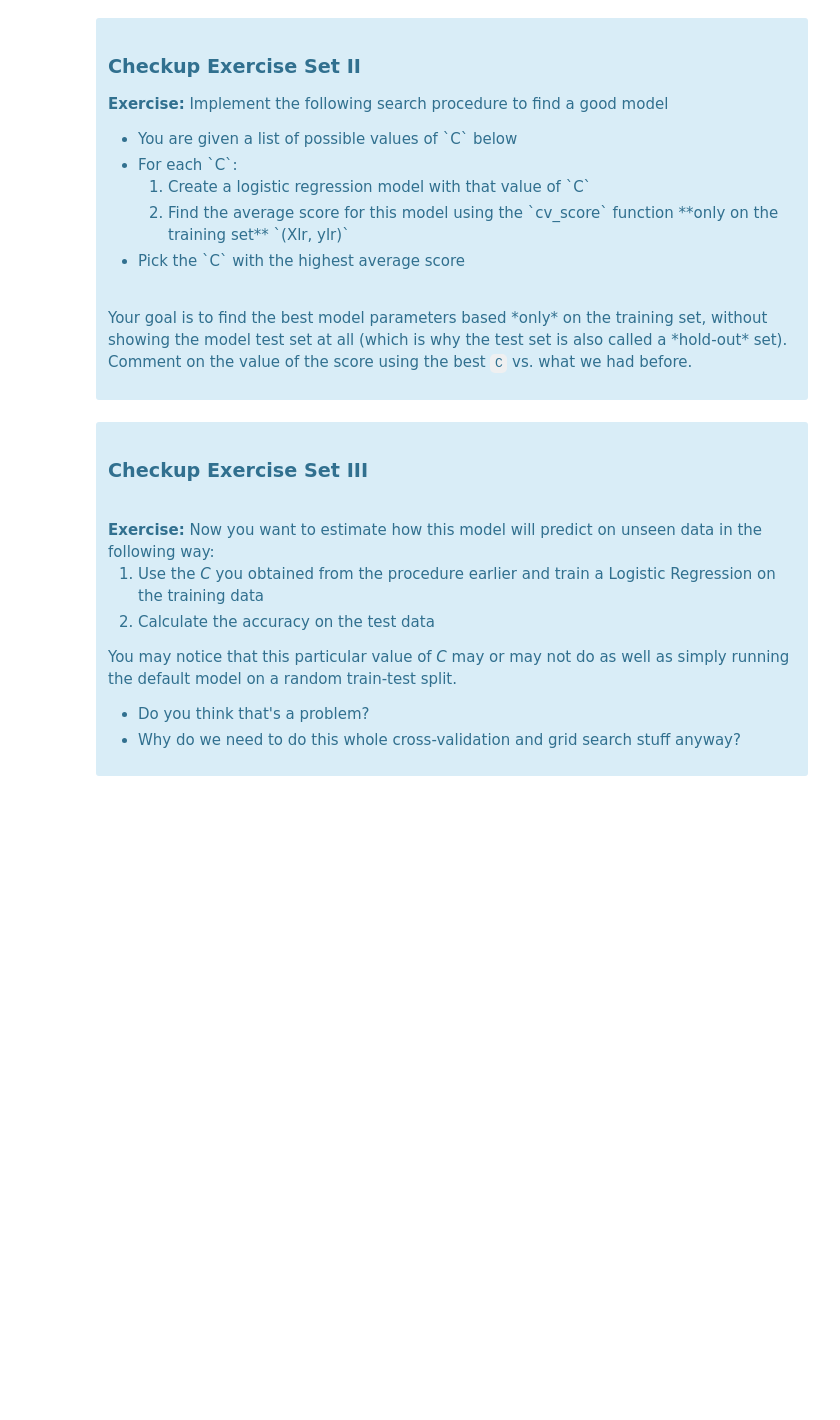
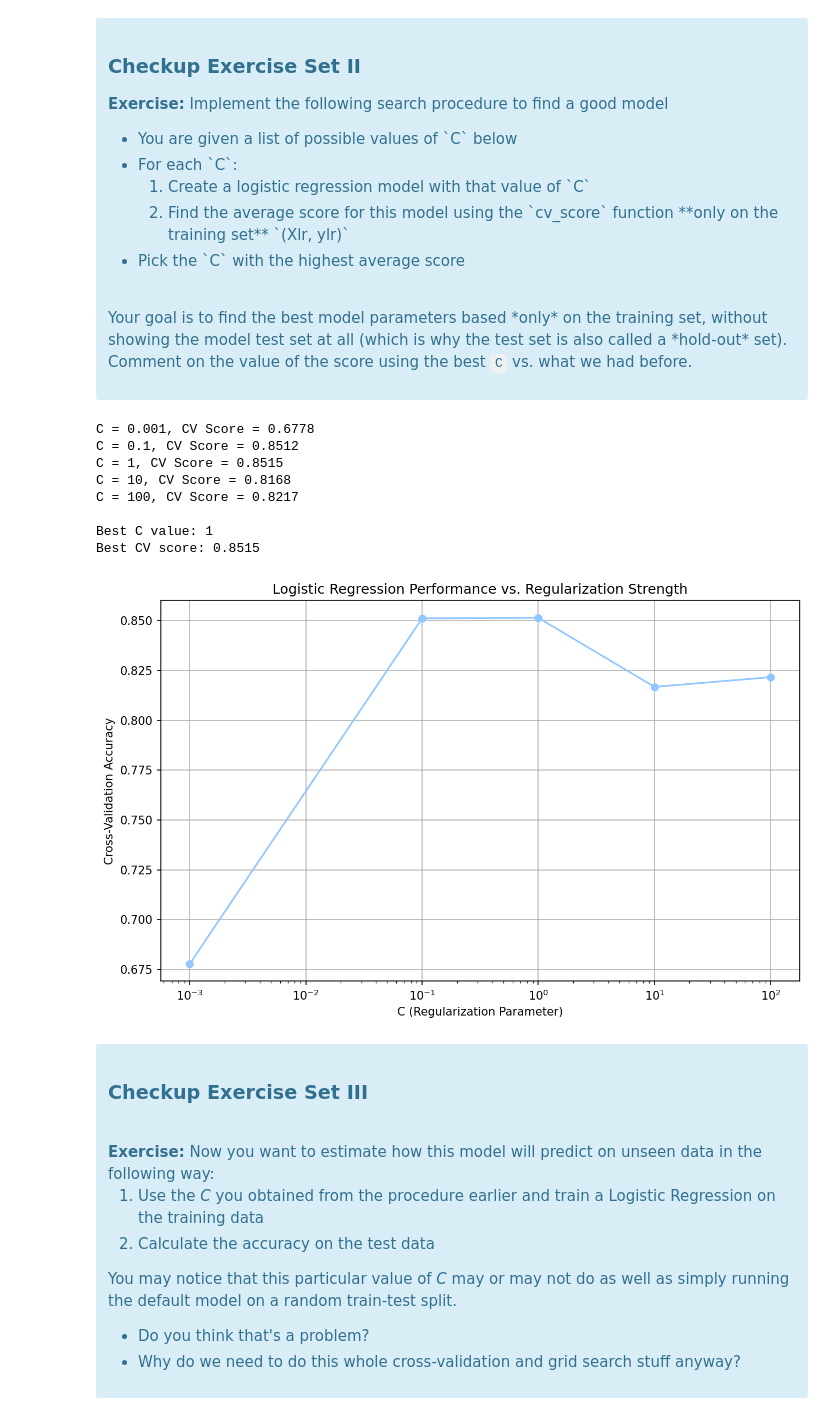
Before and after one commit to npandey472/CaseStudyLogisticRegression, a Jupyter notebook: 1661267173_Logistic_Regression_Advanced_Case_Study_-LU-_8_23/Logistic Regression Advanced Case Study -LU- 8_23/Logistic Regression Advanced Case Study.ipynb, the cells around one changed output. Cells and saved outputs as stored; diff of their text form; code cells hidden in the pictures; blank space fills up the shorter version.

Commit message:
Adding project files for Logistic Regression Unit 25.2

```diff
--- a/1661267173_Logistic_Regression_Advanced_Case_Study_-LU-_8_23/Logistic Regression Advanced Case Study -LU- 8_23/Logistic Regression Advanced Case Study.ipynb
+++ b/1661267173_Logistic_Regression_Advanced_Case_Study_-LU-_8_23/Logistic Regression Advanced Case Study -LU- 8_23/Logistic Regression Advanced Case Study.ipynb
@@ -1278,3 +1269,54 @@ Cs = [0.001, 0.1, 1, 10, 100]
+# %%
+#
+# the grid of parameters to search over
+#
+Cs = [0.001, 0.1, 1, 10, 100]
+#
+# your turn
+from sklearn.model_selection import cross_val_score
+
+def cv_score(X, y, C):
+    model = LogisticRegression(C=C, solver='liblinear', random_state=42)
+    scores = cross_val_score(model, X, y, cv=5, scoring='accuracy')
+    return scores.mean()
+
+# Find the best C value
+cv_scores = []
+for C in Cs:
+    score = cv_score(Xlr, ylr, C)
+    cv_scores.append(score)
+    print(f"C = {C}, CV Score = {score:.4f}")
+
+# Find the best C value
+best_C_index = np.argmax(cv_scores)
+best_C = Cs[best_C_index]
+best_score = cv_scores[best_C_index]
+
+print(f"\nBest C value: {best_C}")
+print(f"Best CV score: {best_score:.4f}")
+
+# Train the final model with the best C
+best_model = LogisticRegression(C=best_C, solver='liblinear', random_state=42)
+best_model.fit(Xlr, ylr)
+
+# Plot the results
+plt.figure(figsize=(10, 6))
+plt.semilogx(Cs, cv_scores, marker='o')
+plt.xlabel('C (Regularization Parameter)')
+plt.ylabel('Cross-Validation Accuracy')
+plt.title('Logistic Regression Performance vs. Regularization Strength')
+plt.grid(True)
+plt.show()
+# %% [output]
+C = 0.001, CV Score = 0.6778
+C = 0.1, CV Score = 0.8512
+C = 1, CV Score = 0.8515
+C = 10, CV Score = 0.8168
+C = 100, CV Score = 0.8217
+
+Best C value: 1
+Best CV score: 0.8515
+[figure, added]
 # %% [markdown]
 <div class="span5 alert alert-info">
 <h3>Checkup Exercise Set III</h3><br>
```
Also changed, not shown: parts of 10 cells of this notebook.
